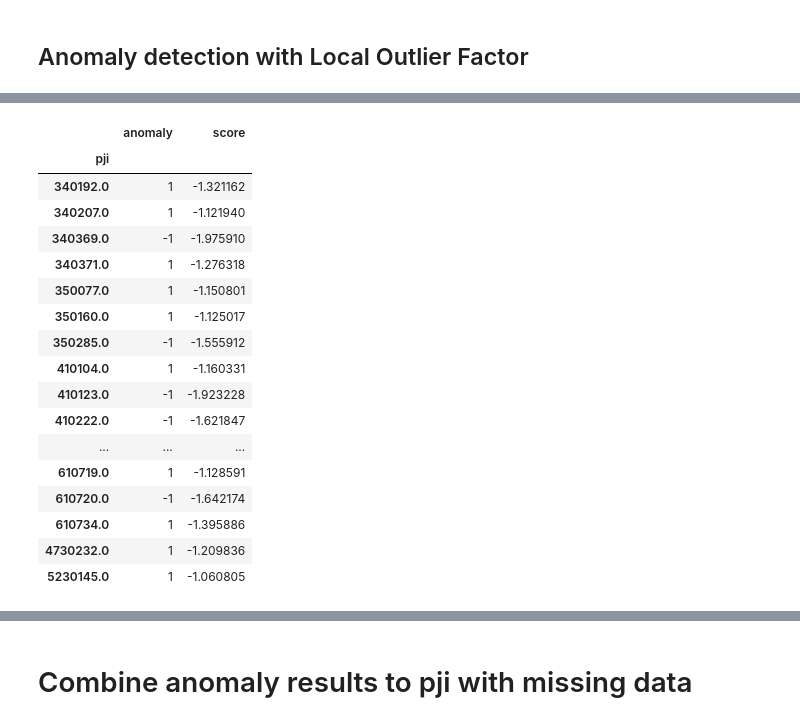
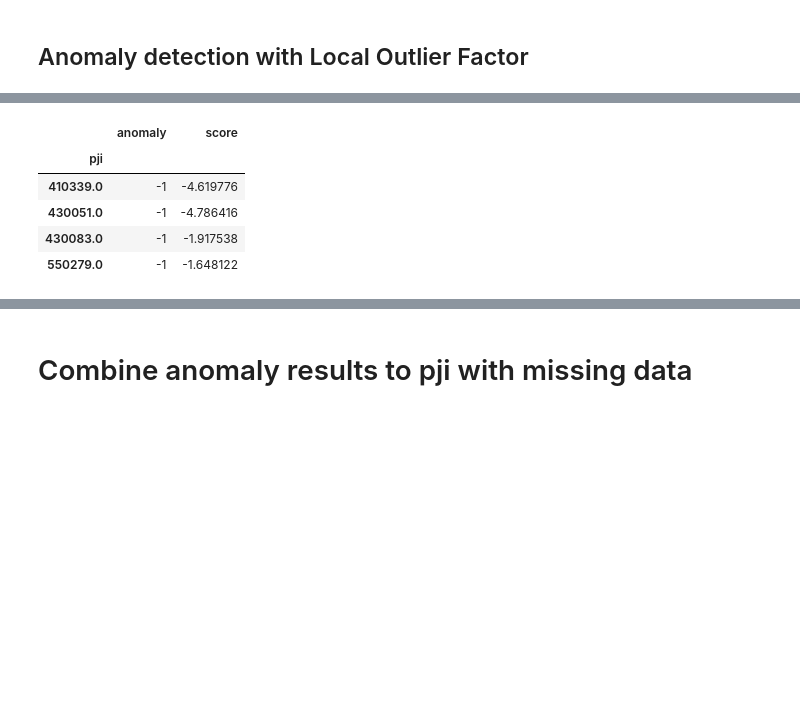
Before and after one commit to alixtc/Renault, a Jupyter notebook: notebooks/Anomaly detection.ipynb, the cells around one changed output, grey strips where cells are left out. Drawn from its saved outputs; the diff is of its cells as text; code cells hidden in the pictures; blank space fills up the shorter version.

```diff
--- a/notebooks/Anomaly detection.ipynb
+++ b/notebooks/Anomaly detection.ipynb
@@ -112,8 +117,8 @@ for num in df.pji.unique():
 # Global organisation of the data
 # remove pji without 3 fluids and 3 measurements
 filtered_df = working_df[working_df['measurement'] != 'ActVacuum']
-bad_pji = get_pji_with_misssing_fluids_measure(filtered_df, 2, 2)
-filtered_df = filtered_df[~filtered_df.pji.isin(bad_pji)]
+train_bad_pji = get_pji_with_misssing_fluids_measure(filtered_df, 2, 2)
+filtered_df = filtered_df[~filtered_df.pji.isin(train_bad_pji)]
 
 final_df = feature_engineering(filtered_df)
 # %%
@@ -193,5 +198,3 @@ pipe = make_pipeline(
 pipe.fit(final_df)
 X_train = pipe.transform(final_df)
 X_test = pipe.transform(test_final_df)
-# %%
-X_test = pipe.transform(test_final_df)
@@ -202,3 +201,3 @@ X_train.shape, X_test.shape
 # %%
-lof = LocalOutlierFactor(n_neighbors=7, novelty=True ).fit(X_train)
+lof = LocalOutlierFactor(n_neighbors=20, novelty=True ).fit(X_train)
 # %%
@@ -220,25 +223,13 @@ for pji in final_df[lof_train_anomaly == -1].index:
 # %%
 results_lof = pd.DataFrame(lof.predict(X_test),
              columns=['anomaly'])
 results_lof.index = test_final_df.index
 results_lof['score'] = lof.score_samples(X_test)
-results_lof
+results_lof[results_lof.anomaly == -1]
 # %% [output]
 |  | anomaly | score |
 | pji |  |  |
-| 340192.0 | 1 | -1.321162 |
-| 340207.0 | 1 | -1.121940 |
-| 340369.0 | -1 | -1.975910 |
-| 340371.0 | 1 | -1.276318 |
-| 350077.0 | 1 | -1.150801 |
-| 350160.0 | 1 | -1.125017 |
-| 350285.0 | -1 | -1.555912 |
-| 410104.0 | 1 | -1.160331 |
-| 410123.0 | -1 | -1.923228 |
-| 410222.0 | -1 | -1.621847 |
-| ... | ... | ... |
-| 610719.0 | 1 | -1.128591 |
-| 610720.0 | -1 | -1.642174 |
-| 610734.0 | 1 | -1.395886 |
-| 4730232.0 | 1 | -1.209836 |
-| 5230145.0 | 1 | -1.060805 |
+| 410339.0 | -1 | -4.619776 |
+| 430051.0 | -1 | -4.786416 |
+| 430083.0 | -1 | -1.917538 |
+| 550279.0 | -1 | -1.648122 |
```
Also changed, not shown: parts of 18 cells of this notebook, 4 other files.
